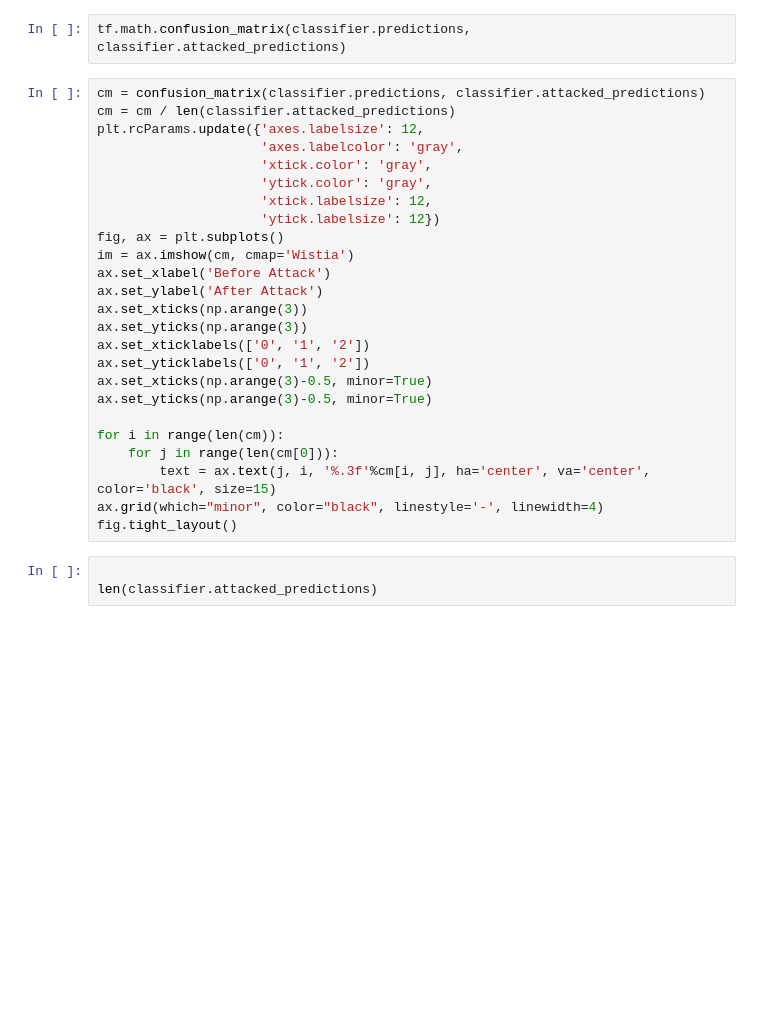
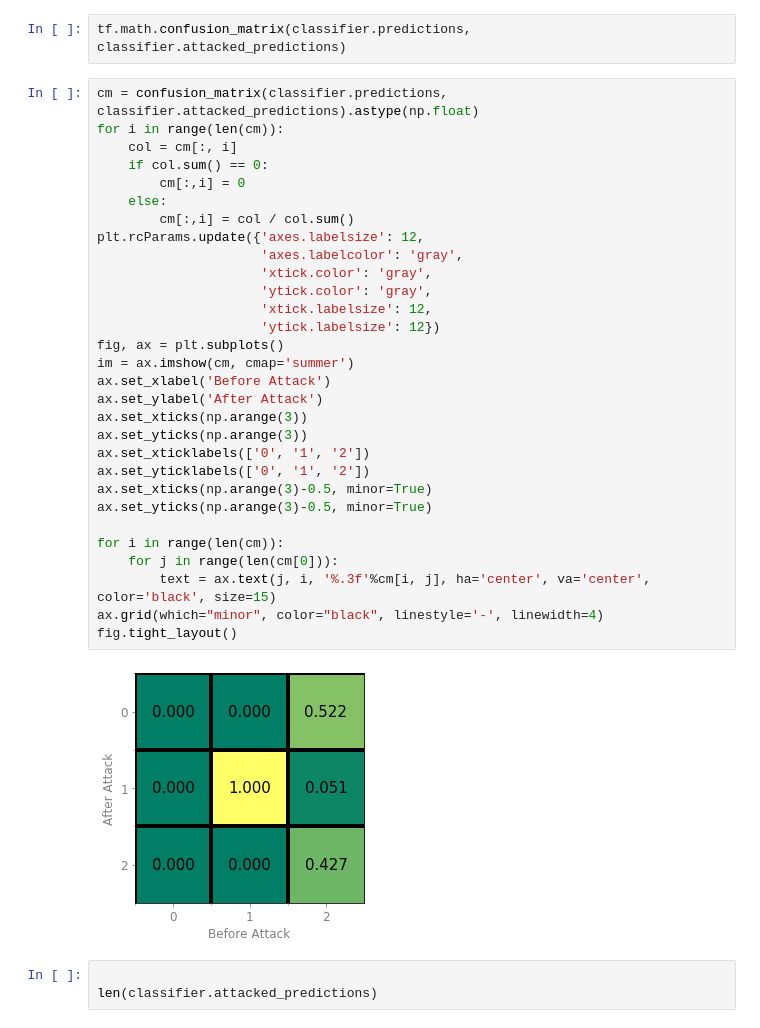
Before and after one commit to craycrayfish/adv-atk-neu, a Jupyter notebook: Analysis.ipynb, the cells around one changed output. Cells and saved outputs as stored; diff of their text form; blank space fills up the shorter version.

Commit message:
Visualisation functionality

```diff
--- a/Analysis.ipynb
+++ b/Analysis.ipynb
@@ -67,30 +67,37 @@ classifier.generate_confusion_matrix(pred, pred1)
 # %%
 tf.math.confusion_matrix(classifier.predictions, classifier.attacked_predictions)
 # %%
-cm = confusion_matrix(classifier.predictions, classifier.attacked_predictions)
-cm = cm / len(classifier.attacked_predictions)
+cm = confusion_matrix(classifier.predictions, classifier.attacked_predictions).astype(np.float)
+for i in range(len(cm)):
+    col = cm[:, i]
+    if col.sum() == 0:
+        cm[:,i] = 0
+    else:
+        cm[:,i] = col / col.sum()
 plt.rcParams.update({'axes.labelsize': 12,
                      'axes.labelcolor': 'gray',
                      'xtick.color': 'gray',
                      'ytick.color': 'gray',
                      'xtick.labelsize': 12,
                      'ytick.labelsize': 12})
 fig, ax = plt.subplots()
-im = ax.imshow(cm, cmap='Wistia')
+im = ax.imshow(cm, cmap='summer')
 ax.set_xlabel('Before Attack')
 ax.set_ylabel('After Attack')
 ax.set_xticks(np.arange(3))
 ax.set_yticks(np.arange(3))
 ax.set_xticklabels(['0', '1', '2'])
 ax.set_yticklabels(['0', '1', '2'])
 ax.set_xticks(np.arange(3)-0.5, minor=True)
 ax.set_yticks(np.arange(3)-0.5, minor=True)
 
 for i in range(len(cm)):
     for j in range(len(cm[0])):
         text = ax.text(j, i, '%.3f'%cm[i, j], ha='center', va='center', color='black', size=15)
 ax.grid(which="minor", color="black", linestyle='-', linewidth=4)
 fig.tight_layout()
+# %% [output]
+[figure, added]
 # %%
 
 len(classifier.attacked_predictions)
```
Also changed, not shown: parts of 3 cells of this notebook, 1 other file.
